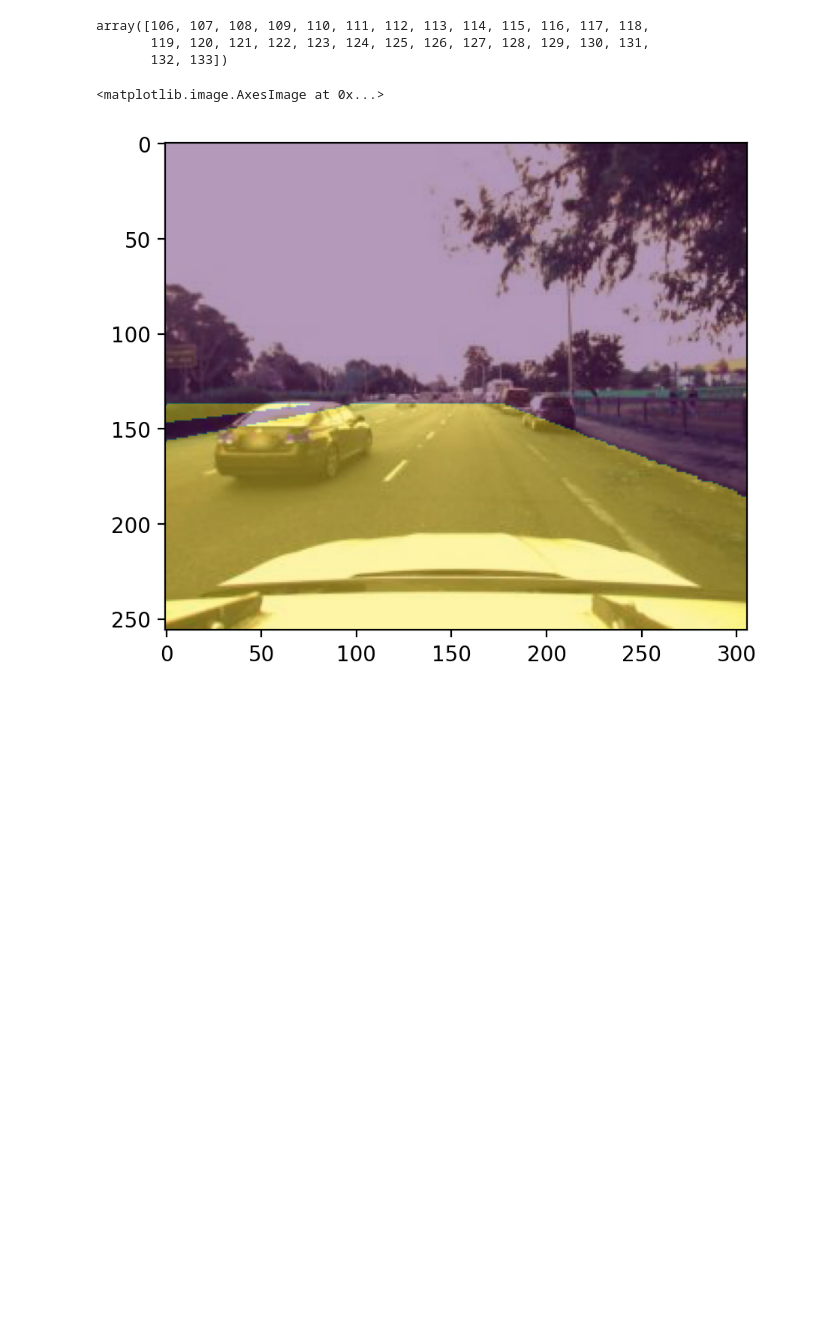
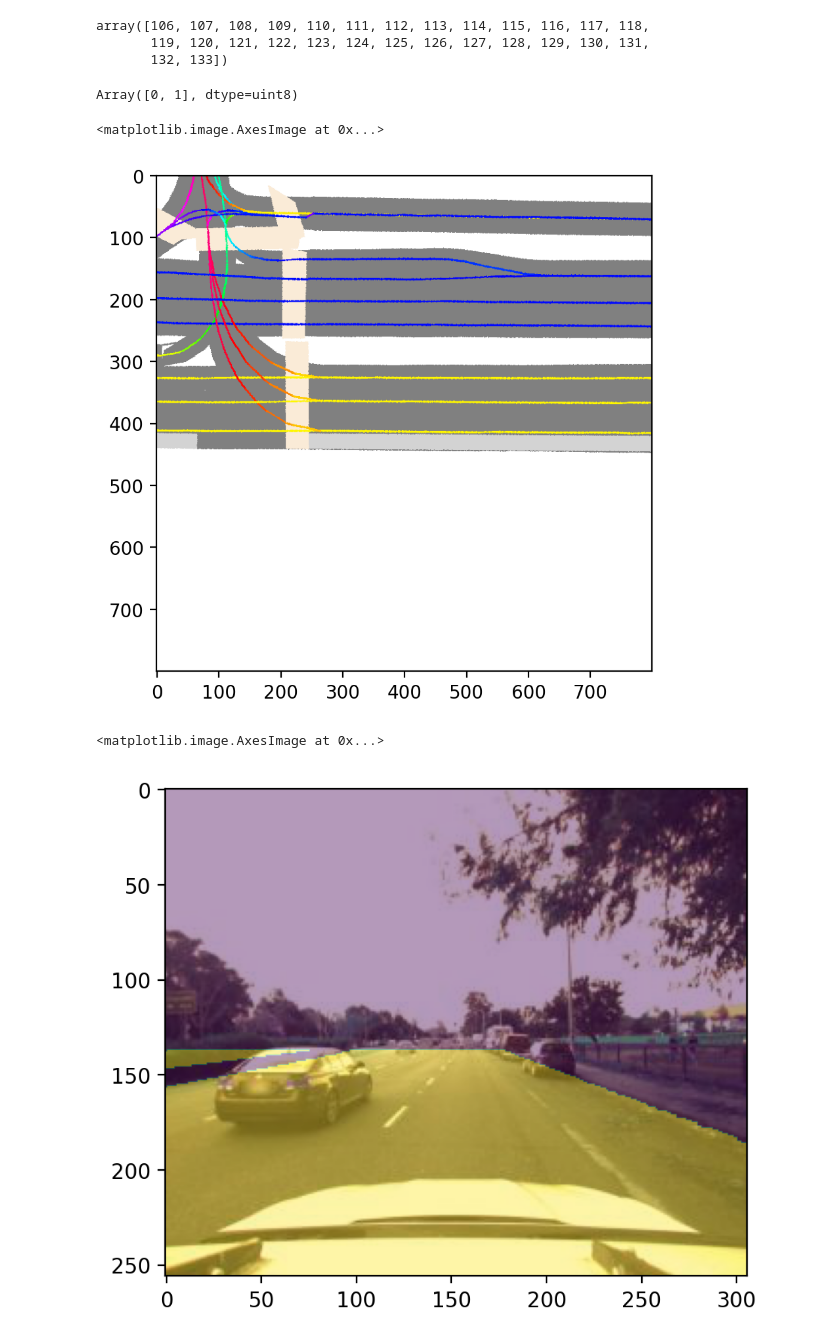
Before and after one commit to mmarinated/ssl_project, a Jupyter notebook: notebooks/opencv.ipynb, the cells around one changed output. Saved outputs shown, nothing was run; the diff lists cells and outputs as text; code cells hidden in the pictures; blank space fills up the shorter version.

Commit message:
code for saving road and car masks

```diff
--- a/notebooks/opencv.ipynb
+++ b/notebooks/opencv.ipynb
@@ -36,3 +38,16 @@ array([106, 107, 108, 109, 110, 111, 112, 113, 114, 115, 116, 117, 118,
+# %%
+np.unique(cars_mask)
+# %% [output]
+Array([0, 1], dtype=uint8)
+# %%
+road_mask = imageio.imread("../data/scene_108/sample_85/ROAD_top_down_segm.png")
+ego_image = imageio.imread("../data/scene_108/sample_85/ego.png")
+
+plt.imshow(cars_mask, alpha=0.2)
+plt.imshow(ego_image)
+# %% [output]
+<matplotlib.image.AxesImage at 0x...>
+[figure, added]
 # %%
 from ssl_project.constants import LABELED_SCENE_INDEX
 for scene_id in LABELED_SCENE_INDEX:
```
Also changed, not shown: parts of 1 cell of this notebook, 5 other files.
